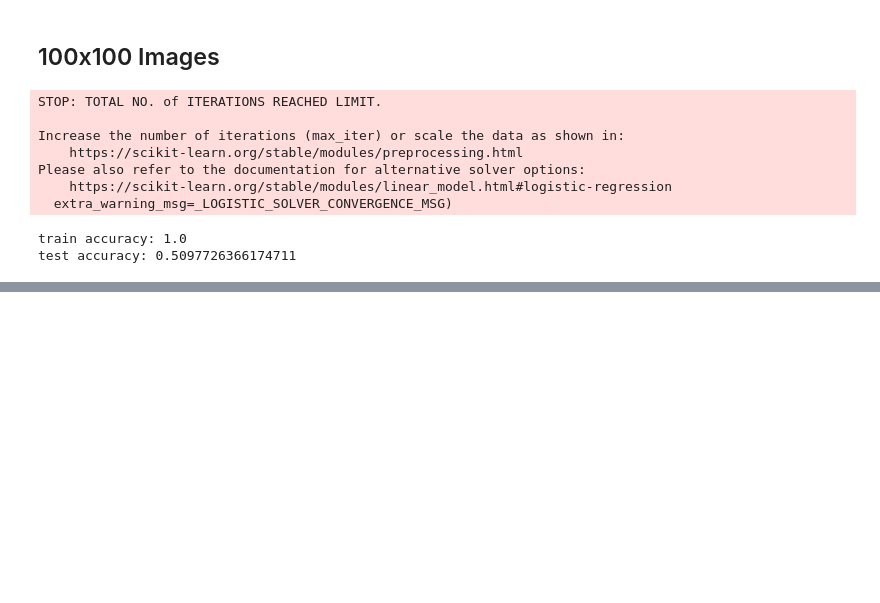
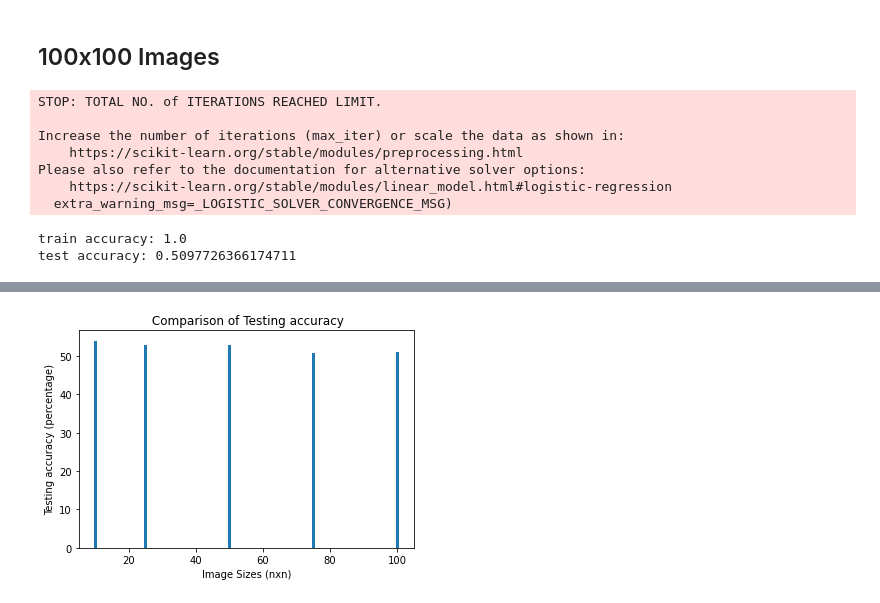
Before and after one commit to jatingupta-2000/DL-Labs, a Jupyter notebook: E18CSE140_DL_Lab3.ipynb, the cells around one changed output, grey strips where cells are left out. Drawn from its saved outputs; the diff is of its cells as text; code cells hidden in the pictures; blank space fills up the shorter version.

```diff
--- a/E18CSE140_DL_Lab3.ipynb
+++ b/E18CSE140_DL_Lab3.ipynb
@@ -337,0 +355,8 @@ test accuracy: 0.5097726366174711
+# %%
+plt.bar(sizes,[i*100 for i in testaccu])
+plt.title(' Comparison of Testing accuracy')
+plt.xlabel('Image Sizes (nxn)')
+plt.ylabel('Testing accuracy (percentage)')
+plt.show()
+# %% [output]
+[figure, added]
```
Also changed, not shown: parts of 34 cells of this notebook, 2 other files.
